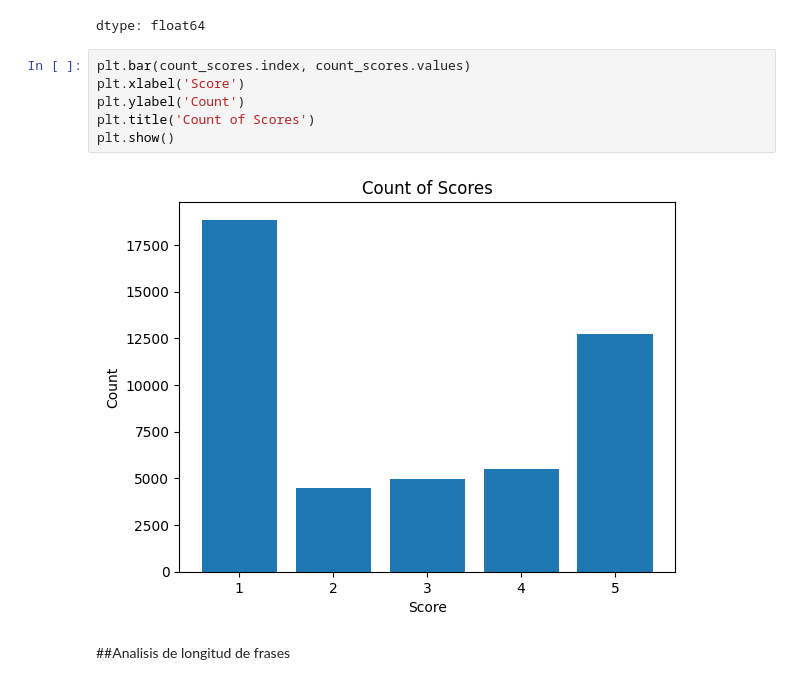
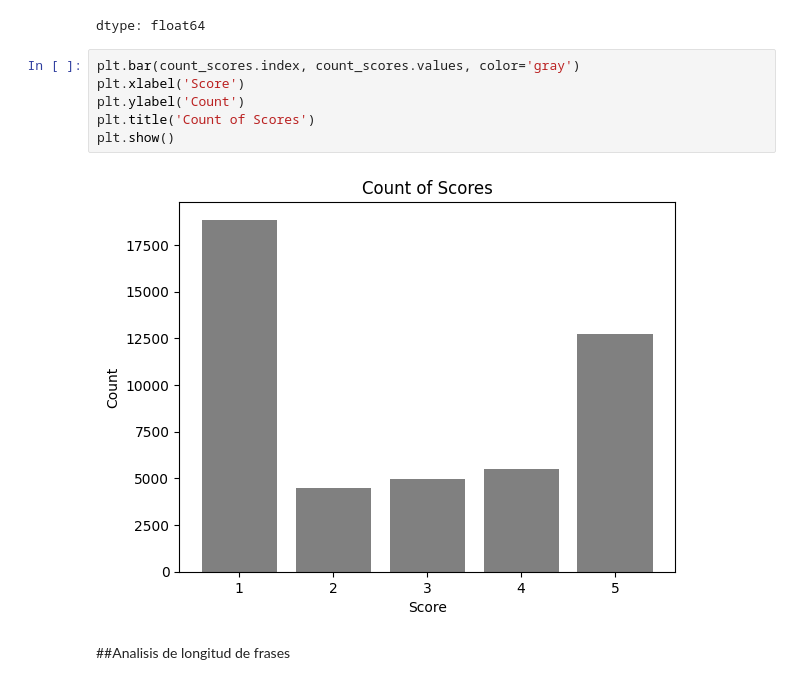
Before and after one commit to fsoria/Deap-Learning, a Jupyter notebook: NLP_Reviews_Netflix.ipynb, the cells around one changed output. Drawn from its saved outputs; the diff is of its cells as text.

```diff
--- a/NLP_Reviews_Netflix.ipynb
+++ b/NLP_Reviews_Netflix.ipynb
@@ -272,13 +272,13 @@ porcentajes
 | 2 | 9.631570 |
 dtype: float64
 # %%
-plt.bar(count_scores.index, count_scores.values)
+plt.bar(count_scores.index, count_scores.values, color='gray')
 plt.xlabel('Score')
 plt.ylabel('Count')
 plt.title('Count of Scores')
 plt.show()
 # %% [output]
-[figure, old version]
+[figure, new version]
 # %% [markdown]
 ##Analisis de longitud de frases
 # %%
```
Also changed, not shown: parts of 1 cell of this notebook.
